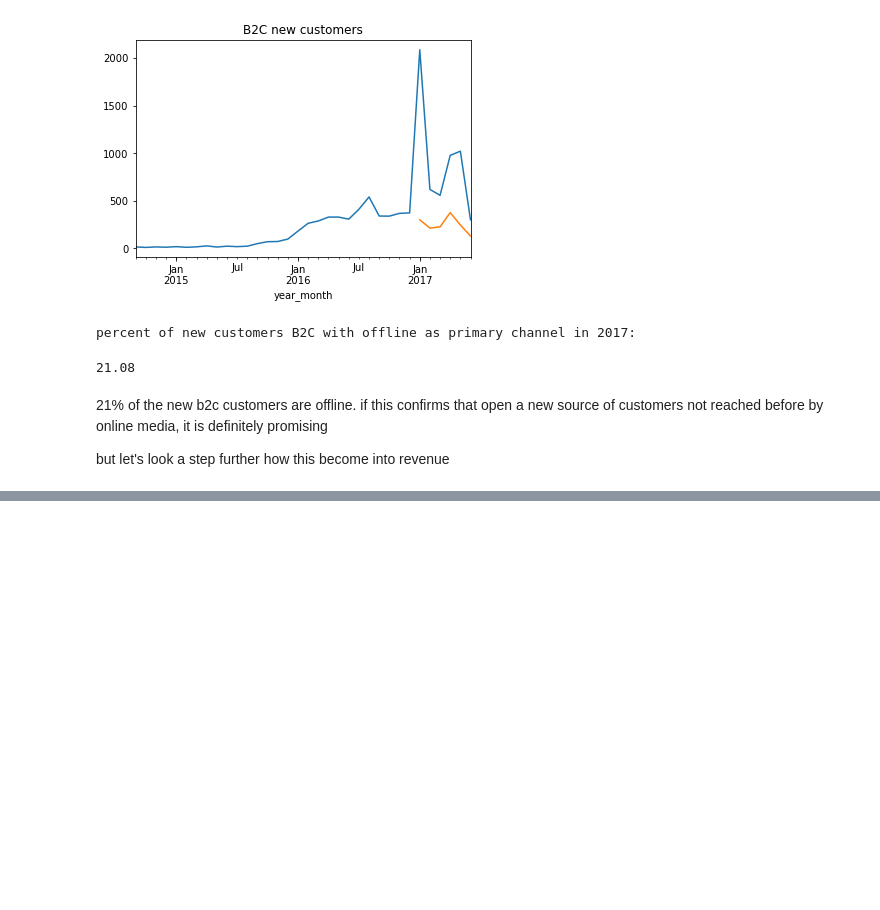
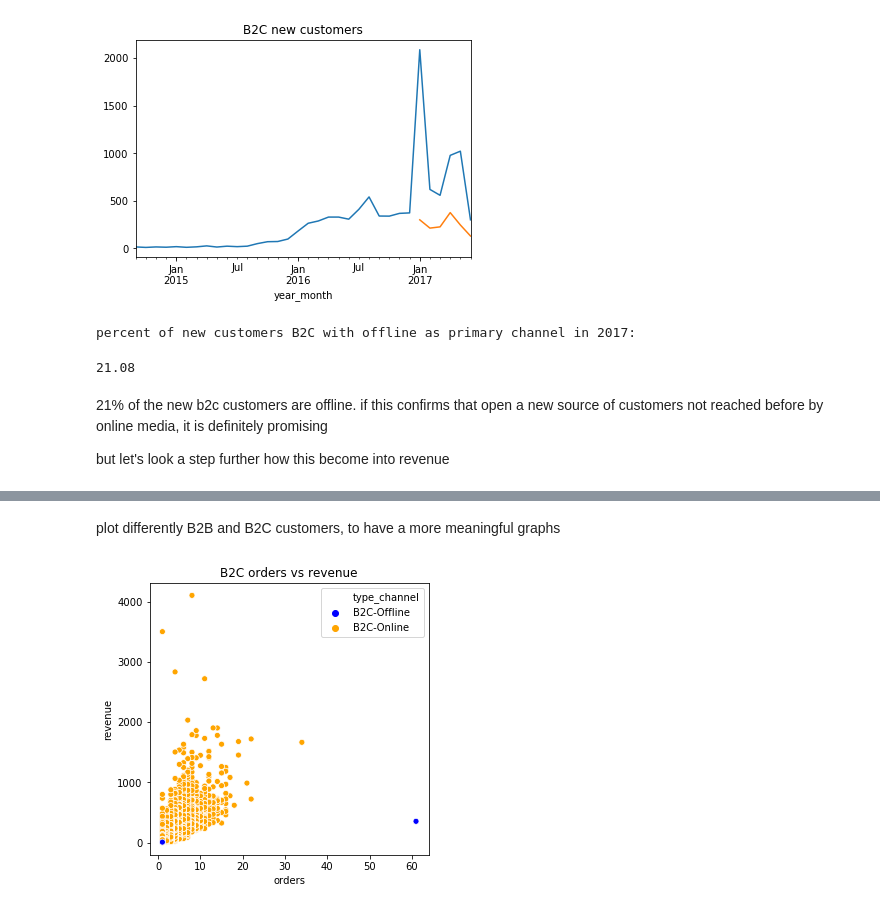
Before and after one commit to ivanlopezlobato/training, a Jupyter notebook: 10_business_cases/business_case.ipynb, the cells around one changed output, grey strips where cells are left out. Cells and saved outputs as stored; diff of their text form; code cells hidden in the pictures; blank space fills up the shorter version.

```diff
--- a/10_business_cases/business_case.ipynb
+++ b/10_business_cases/business_case.ipynb
@@ -485,0 +696,19 @@ orders_enriched.head()
+# %%
+# aggregate volume of orders and value
+customers_orders = (orders_enriched.groupby(["customer_id","customer_type","primary_sales_channel"])
+                                    .agg({"order_id":"count", "revenue":"sum"})
+                                    .sort_values("order_id",ascending=False)
+                                    .reset_index()
+                                    )
+
+
+# calculate avg order value per customer
+customers_orders["avg_value"] = round(customers_orders["revenue"]/customers_orders["order_id"],2)
+
+# rename column just for clarity in the exposition
+customers_orders = customers_orders.rename(columns={"order_id":"orders"})
+
+# merge type and channel
+customers_orders["type_channel"] = customers_orders["customer_type"]+"-"+customers_orders["primary_sales_channel"]
+
+customers_orders.head(20)
@@ -485,0 +733,19 @@ orders_enriched.head()
+# %% [markdown]
+plot differently B2B and B2C customers, to have a more meaningful graphs
+# %%
+# plot scatterplot
+fig, ax = plt.subplots(figsize=(5,5))
+
+palette_dict = {"B2B-Offline":"green", "B2C-Offline":"blue", "B2C-Online":"orange"}
+
+
+# plot B2C customers
+ax = sns.scatterplot(data=customers_orders[customers_orders["customer_type"].eq("B2C")],
+                    x="orders",
+                    y="revenue",
+                    hue="type_channel",
+                    palette = palette_dict
+                    )
+ax.title.set_text("B2C orders vs revenue")
+# %% [output]
+[figure, added]
```
Also changed, not shown: parts of 39 cells of this notebook.
